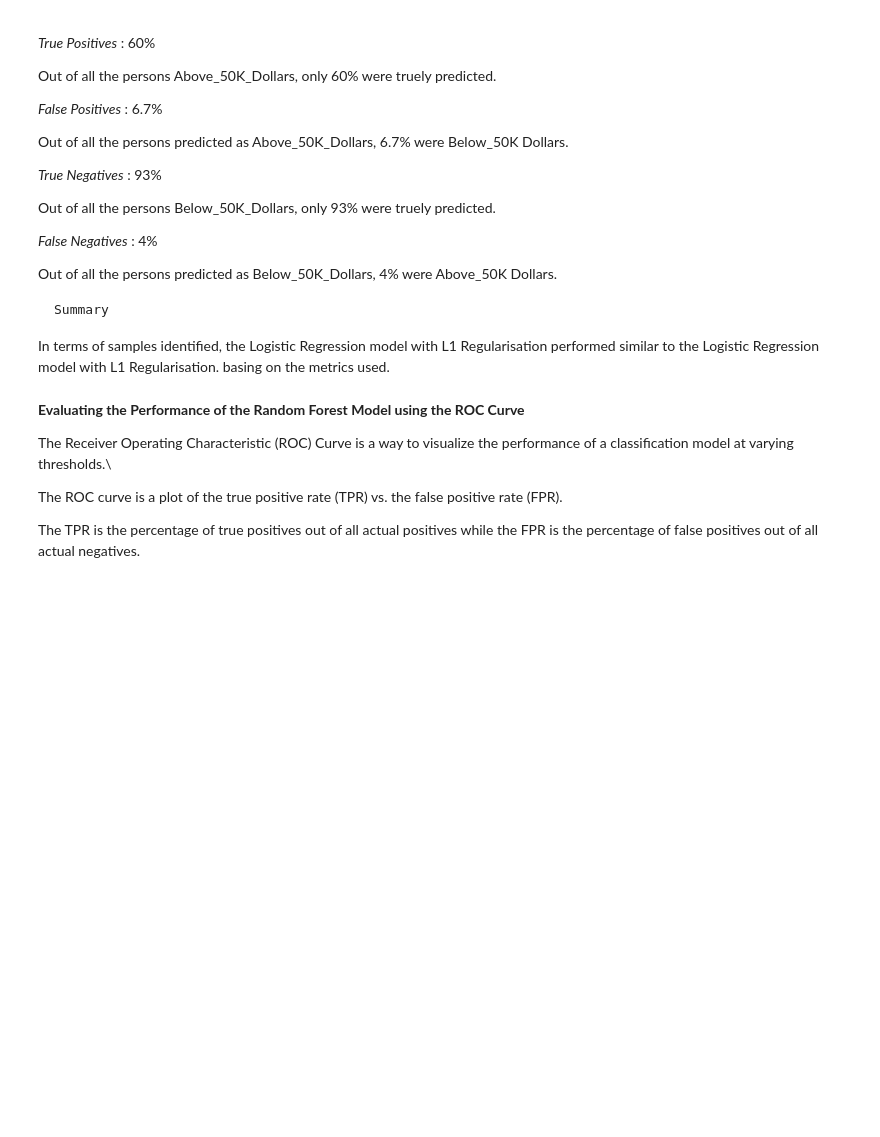
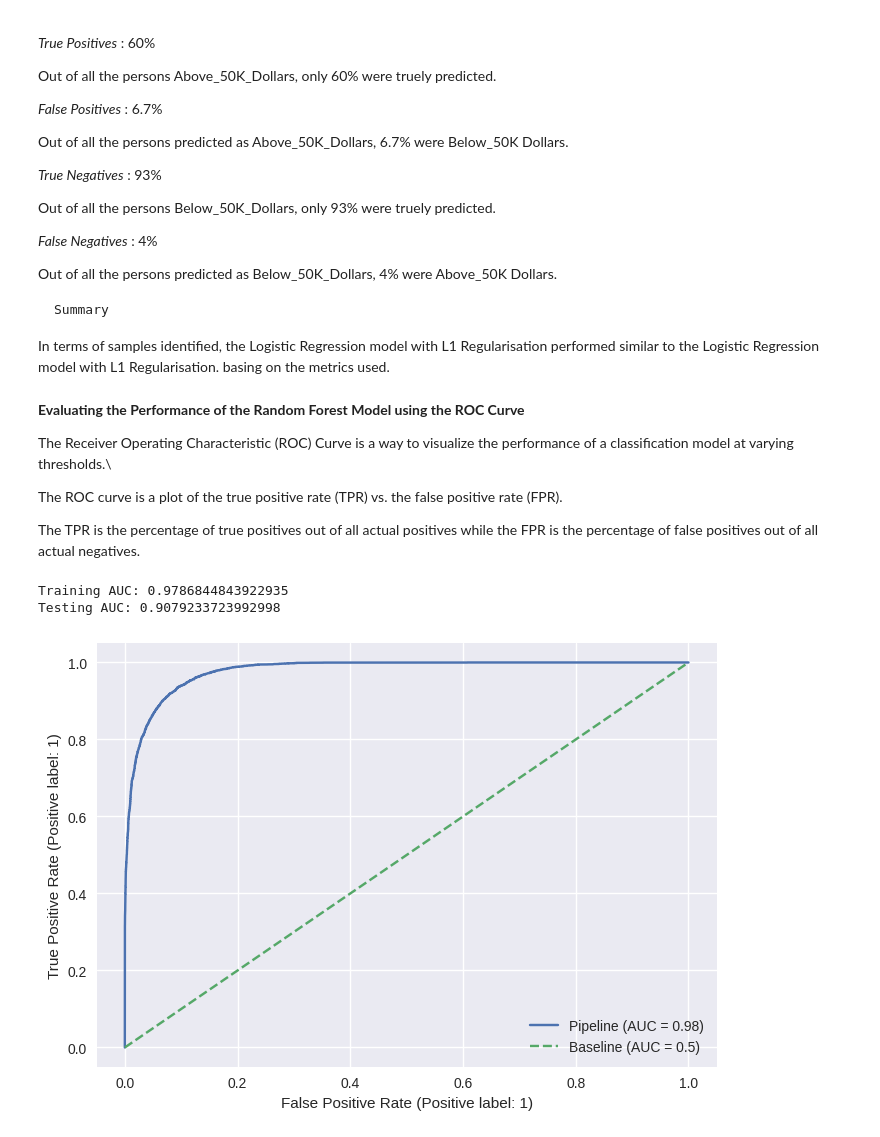
Before and after one commit to imugagga/Adults_Dataset, a Jupyter notebook: Adults_Dataset_Predictions.ipynb, the cells around one changed output. Saved outputs shown, nothing was run; the diff lists cells and outputs as text; code cells hidden in the pictures; blank space fills up the shorter version.

```diff
--- a/Adults_Dataset_Predictions.ipynb
+++ b/Adults_Dataset_Predictions.ipynb
@@ -1603,0 +1682,19 @@ rf_pipe_preds_test = rf_pipeline.predict_proba(X_test)
+# %%
+#Make predictions
+rf_pipe_preds_train = rf_pipeline.predict_proba(X_train)
+rf_pipe_preds_test = rf_pipeline.predict_proba(X_test)
+
+#Calculate AUC and visualize ROC
+# Calculate AUC for both training and testing sets
+print(f'Training AUC: {roc_auc_score(y_train, rf_pipe_preds_train[:,1])}')
+print(f'Testing AUC: {roc_auc_score(y_test, rf_pipe_preds_test[:,1])}')
+# %% [output]
+Training AUC: 0.9786844843922935
+Testing AUC: 0.9079233723992998
+# %%
+# Visualize the ROC curve
+RocCurveDisplay.from_estimator(rf_pipeline, X_train, y_train)
+plt.plot([0, 1], [0, 1], ls = '--', label = 'Baseline (AUC = 0.5)')
+plt.legend();
+# %% [output]
+[figure, added]
```
Also changed, not shown: parts of 18 cells of this notebook.
